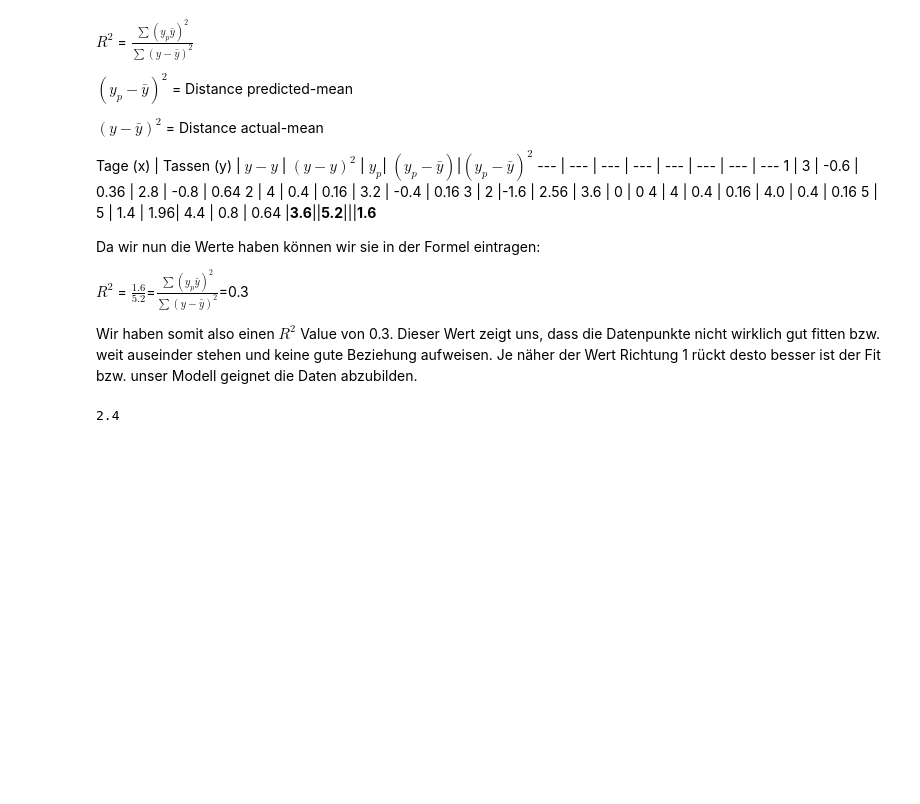
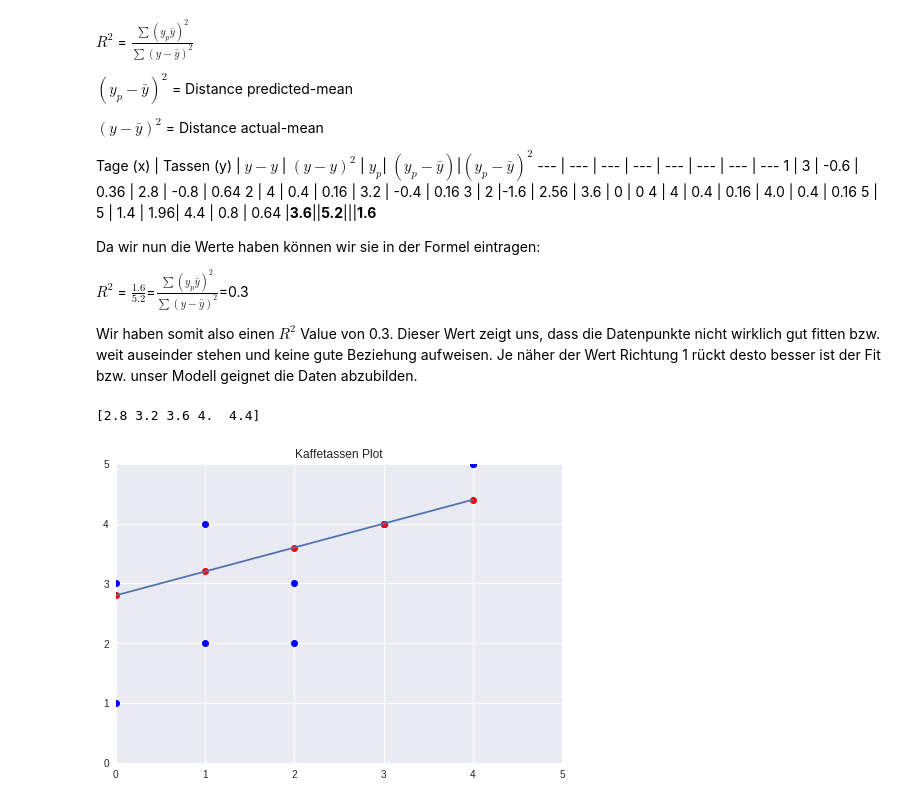
Before and after one commit to sakuronohana/my_datascience, a Jupyter notebook: Machine_Learning_Modells.ipynb, the cells around one changed output. Drawn from its saved outputs; the diff is of its cells as text; code cells hidden in the pictures; blank space fills up the shorter version.

```diff
--- a/Machine_Learning_Modells.ipynb
+++ b/Machine_Learning_Modells.ipynb
@@ -231,56 +231,38 @@ df_kt_y = np.ravel(pd.DataFrame(df_kt['Tassen(y)']))
 x_mean = np.mean(df_kt_x)
 y_mean = np.mean(df_kt_y)
 
 
 #Step 2 - Berechnung der Werte x und y zum arithmetischen Mittel
 
 x_meanx = np.subtract(df_kt_x, x_mean)
 y_meany = np.subtract(df_kt_y, y_mean)
 
 #Step 3 - Berechnung von Least-square (kleinste Quadrate)
 
 xsqt = np.sum(np.int32(np.square(x_meanx)))
 
 #Step 4 - Berechnung Gesamtsumme von x und y
 
 xy_multiply = np.int32(np.sum(np.multiply(x_meanx,y_meany)))
 
 #Step 5 - Berechnung von m
 
 m_slope = np.divide(xy_multiply,xsqt)
 
 #Step 6 - Berchnung von b bzw. Y-Intercept
 
 y_intcept = y_mean-(m_slope * x_mean)
 
 #Step 7 - Berechnung der Regressionslinie
 
+regline = np.add(np.multiply(m_slope,df_kt_x),y_intcept)
+print(np.array(regline))
 
 
-#Backup
-
-
-#xminymean = (df_temp['Tage(x)'] - mean_list['Days'])
-#yminymean = (df_temp['°C'] - mean_list['°C'])
-
-
-#xsqt = (xminymean**2)
-#xsqtsum = xsqt.sum()
-#xminy = xminymean * yminymean
-#xminysum = xminy.sum()
-#b1 = np.divide(xsqtsum, xminysum)
-#b0 = mean_list['°C']-(b1*mean_list['Days'])
-#y_pred = b0 + b1
-#print(y_pred)
-
-
-
-
-
-#plt.title('Temperature/Day Plot')
-#plt.scatter(x=df_temp['Days'], y=df_temp['°C'])
-#plt.xlabel('Days')
-#plt.ylabel('° C')
-#plt.show()
+plt.title('Kaffetassen Plot')
+plt.plot(list,'bo',regline,'ro',regline)
+plt.axis([0,5,0,5])
+plt.show()
 # %% [output]
-2.4
+[2.8 3.2 3.6 4.  4.4]
+[figure, added]
```
